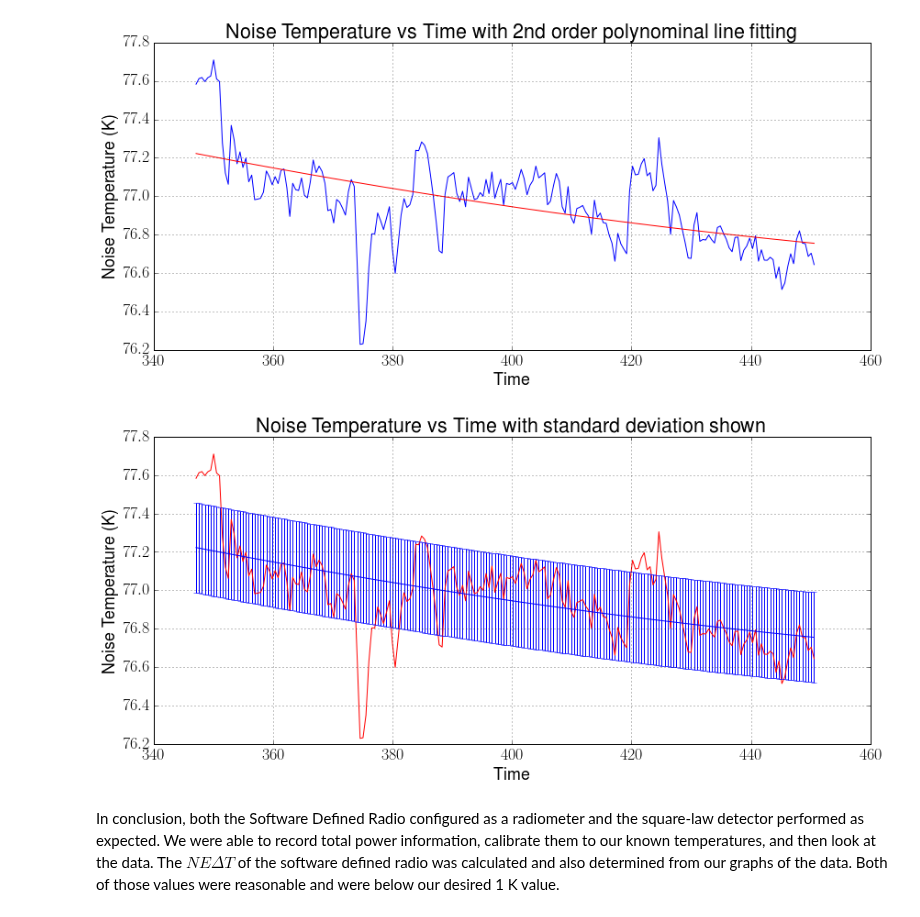
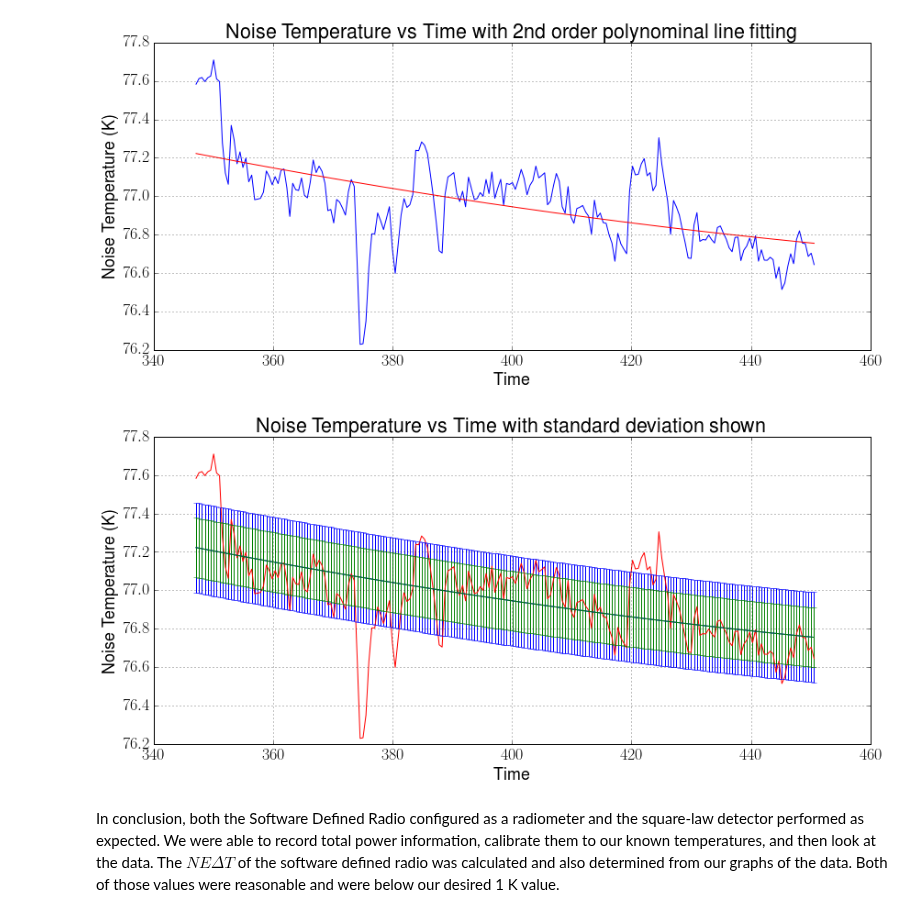
Before and after one commit to matgyver/Radiometer-SDR-Thesis, a Jupyter notebook: Experiments/Exp1/radiometer_experiment_1.ipynb, the cells around one changed output. Cells and saved outputs as stored; diff of their text form; code cells hidden in the pictures.

Commit message:
graph updates
graph updates to show…stuff

```diff
--- a/Experiments/Exp1/radiometer_experiment_1.ipynb
+++ b/Experiments/Exp1/radiometer_experiment_1.ipynb
@@ -446,15 +446,16 @@ fig.savefig("std_dev_fitline.png", dpi=300)
 # %%
 fig = plt.figure(figsize=(14,6), dpi=300)
 b = p[0]*y*y+p[1]*y+p[2]
 plot(y,g,'r-')
 errorbar(y,b,stdsdr)
+errorbar(y,b,NEAT_SDR,ecolor='g')
 xlabel('Time')
 ylabel('Noise Temperature (K)')
 title('Noise Temperature vs Time with standard deviation shown')
 grid(True)
 fig.savefig("std_dev_errbar.pdf", dpi=300)
 fig.savefig("std_dev_errbar.png", dpi=300)
 # %% [output]
-[figure, old version]
+[figure, new version]
 # %% [markdown]
 In conclusion, both the Software Defined Radio configured as a radiometer and the square-law detector performed as expected.  We were able to record total power information, calibrate them to our known temperatures, and then look at the data.  The $NE\Delta T$ of the software defined radio was calculated and also determined from our graphs of the data.  Both of those values were reasonable and were below our desired 1 K value.
```
Also changed, not shown: 23 other files.
